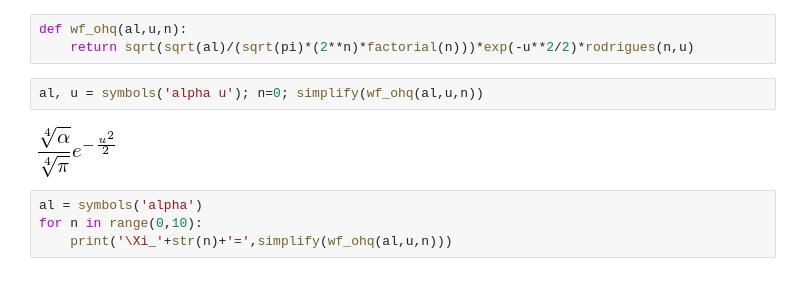
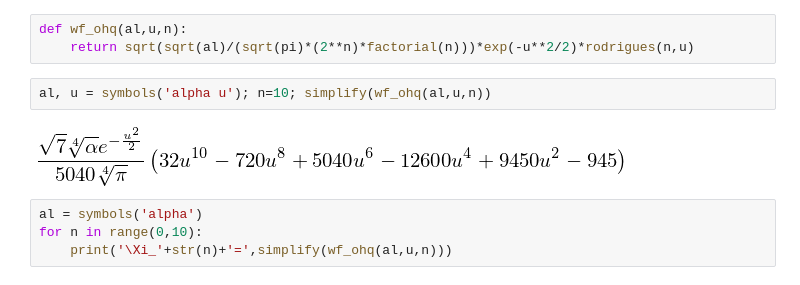
Before and after one commit to jonasmaziero/mecanica_quantica_1900-1925, a Jupyter notebook: 13_oscilador.ipynb, the cells around one changed output. Saved outputs shown, nothing was run; the diff lists cells and outputs as text.

```diff
--- a/13_oscilador.ipynb
+++ b/13_oscilador.ipynb
@@ -336,9 +336,9 @@ com $n=0,1,2,3,\cdots$ e $\alpha=2m\pi\nu/\hbar$.
 def wf_ohq(al,u,n):
     return sqrt(sqrt(al)/(sqrt(pi)*(2**n)*factorial(n)))*exp(-u**2/2)*rodrigues(n,u)
 # %%
-al, u = symbols('alpha u'); n=0; simplify(wf_ohq(al,u,n))
+al, u = symbols('alpha u'); n=10; simplify(wf_ohq(al,u,n))
 # %% [output]
-[figure, old version]
+[figure, new version]
 # %%
 al = symbols('alpha')
 for n in range(0,10):
```
Also changed, not shown: parts of 5 cells of this notebook, 1 other file.
